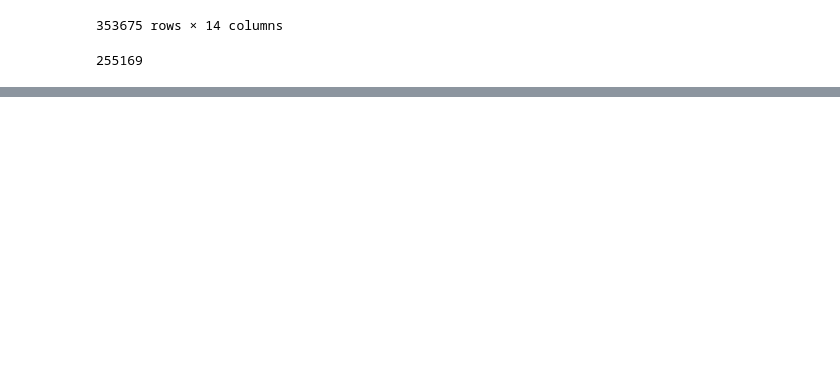
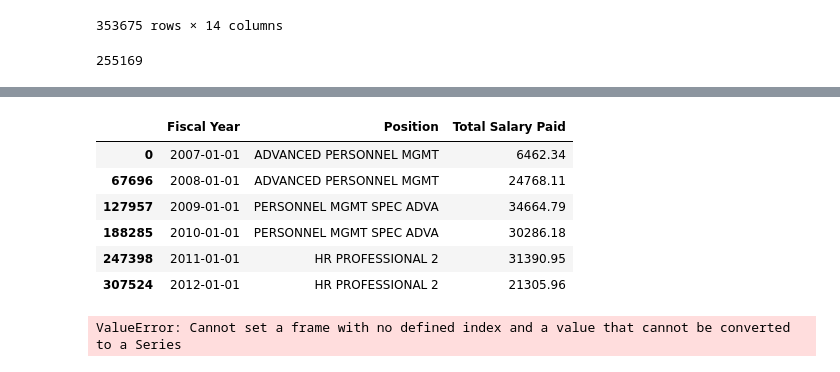
Before and after one commit to iopoi/iowa_state_employee_analysis-, a Jupyter notebook: dataset_explore.ipynb, the cells around one changed output, grey strips where cells are left out. Cells and saved outputs as stored; diff of their text form; code cells hidden in the pictures; blank space fills up the shorter version.

```diff
--- a/dataset_explore.ipynb
+++ b/dataset_explore.ipynb
@@ -382,0 +447,10 @@ len(data.loc[data['Base Salary Payment Method'].isin(payment_method_key)])
+# %%
+data.loc[data['Name'] == 'ABELS BEVERLY J'][["Fiscal Year","Position","Total Salary Paid"]]
+# %% [output]
+|  | Fiscal Year | Position | Total Salary Paid |
+| 0 | 2007-01-01 | ADVANCED PERSONNEL MGMT | 6462.34 |
+| 67696 | 2008-01-01 | ADVANCED PERSONNEL MGMT | 24768.11 |
+| 127957 | 2009-01-01 | PERSONNEL MGMT SPEC ADVA | 34664.79 |
+| 188285 | 2010-01-01 | PERSONNEL MGMT SPEC ADVA | 30286.18 |
+| 247398 | 2011-01-01 | HR PROFESSIONAL 2 | 31390.95 |
+| 307524 | 2012-01-01 | HR PROFESSIONAL 2 | 21305.96 |
@@ -382,0 +459,4 @@ len(data.loc[data['Base Salary Payment Method'].isin(payment_method_key)])
+# %%
+name_data.insert('ABELS BEVERLY J', "name", data.loc[data['Name'] == 'ABELS BEVERLY J'][["Fiscal Year","Position","Total Salary Paid"]])
+# %% [output]
+ValueError: Cannot set a frame with no defined index and a value that cannot be converted to a Series
```
Also changed, not shown: parts of 7 cells of this notebook, 1 other file.
